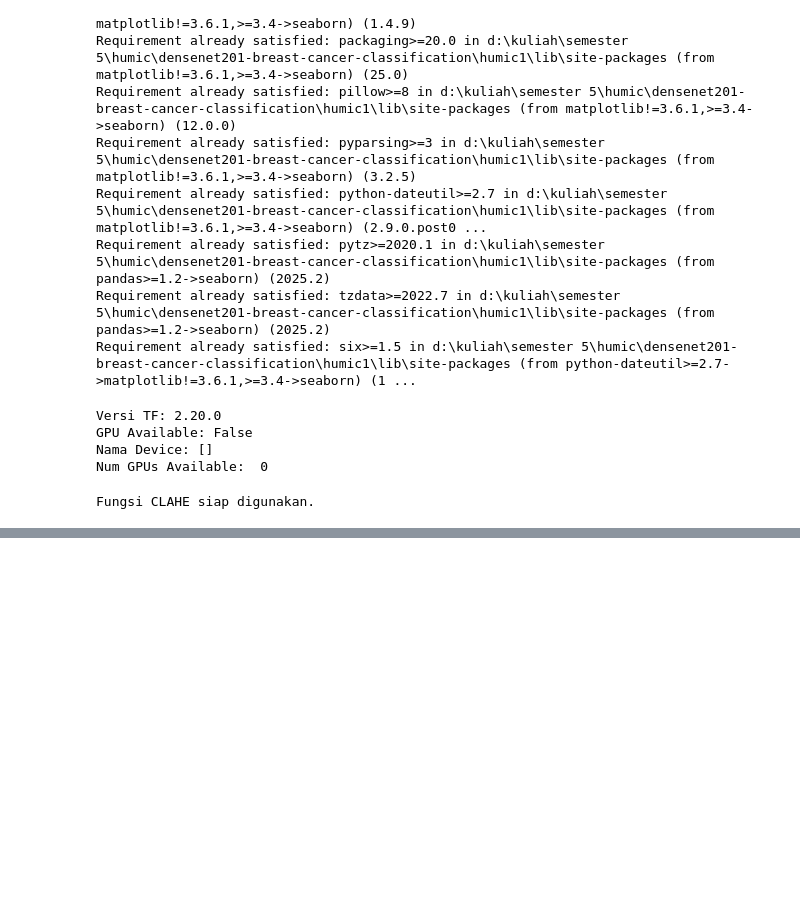
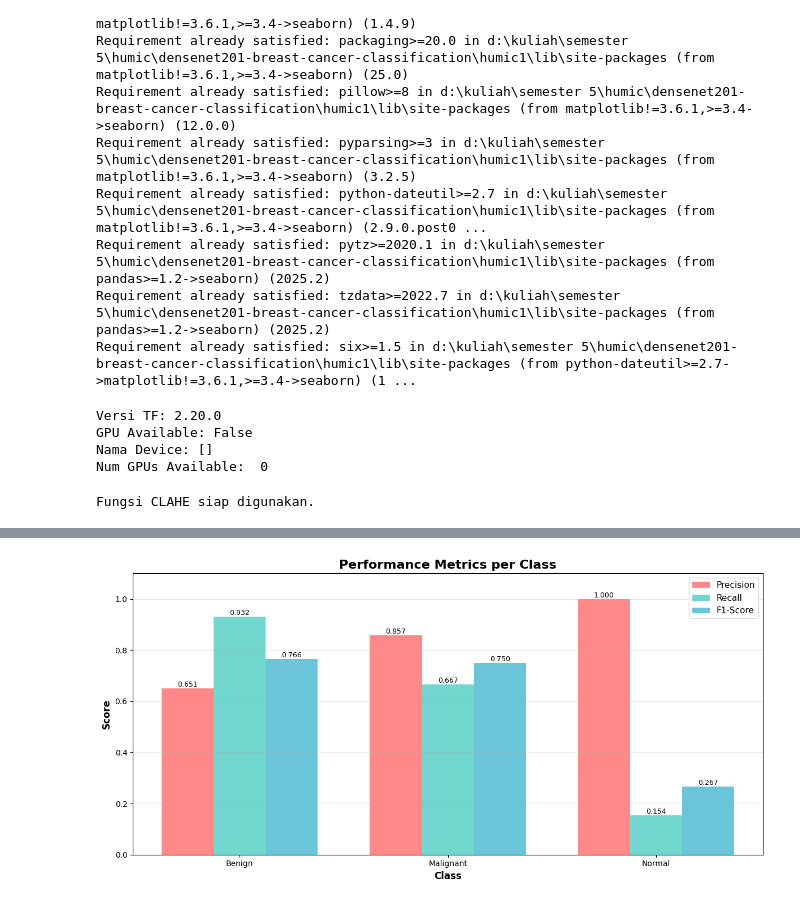
Before and after one commit to Kruwpuck/DenseNet201-Breast-Cancer-Classification, a Jupyter notebook: v1.ipynb, the cells around one changed output, grey strips where cells are left out. Saved outputs shown, nothing was run; the diff lists cells and outputs as text; code cells hidden in the pictures; blank space fills up the shorter version.

```diff
--- a/v1.ipynb
+++ b/v1.ipynb
@@ -312,0 +621,45 @@ plt.show()
+# %%
+# ===================================================================
+# METRIK PER-CLASS VISUALIZATION (Bar Charts)
+# ===================================================================
+
+# Prepare data
+metrics_data = {
+    'Class': [c.capitalize() for c in class_names],
+    'Precision': precision,
+    'Recall': recall,
+    'F1-Score': f1
+}
+
+import pandas as pd
+df_metrics = pd.DataFrame(metrics_data)
+
+# Plot grouped bar chart
+fig, ax = plt.subplots(figsize=(12, 6))
+x = np.arange(len(class_names))
+width = 0.25
+
+bars1 = ax.bar(x - width, precision, width, label='Precision', color='#FF6B6B', alpha=0.8)
+bars2 = ax.bar(x, recall, width, label='Recall', color='#4ECDC4', alpha=0.8)
+bars3 = ax.bar(x + width, f1, width, label='F1-Score', color='#45B7D1', alpha=0.8)
+
+ax.set_xlabel('Class', fontsize=12, fontweight='bold')
+ax.set_ylabel('Score', fontsize=12, fontweight='bold')
+ax.set_title('Performance Metrics per Class', fontsize=16, fontweight='bold')
+ax.set_xticks(x)
+ax.set_xticklabels([c.capitalize() for c in class_names])
+ax.legend(fontsize=11)
+ax.set_ylim([0, 1.1])
+ax.grid(axis='y', alpha=0.3)
+
+# Add value labels on bars
+for bars in [bars1, bars2, bars3]:
+    for bar in bars:
+        height = bar.get_height()
+        ax.text(bar.get_x() + bar.get_width()/2., height,
+                f'{height:.3f}', ha='center', va='bottom', fontsize=9)
+
+plt.tight_layout()
+plt.show()
+# %% [output]
+[figure, added]
```
Also changed, not shown: parts of 15 cells of this notebook, 8 other files.
